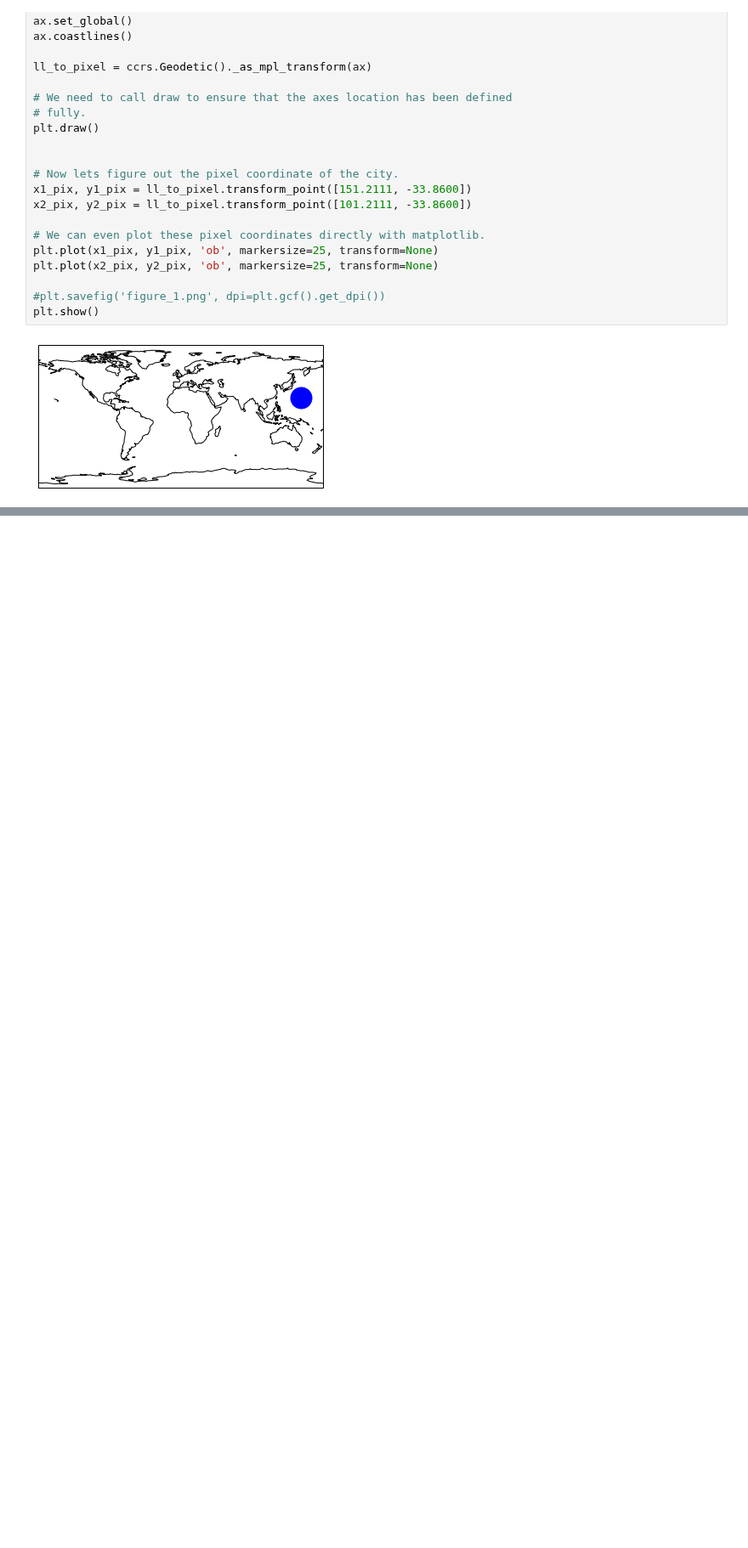
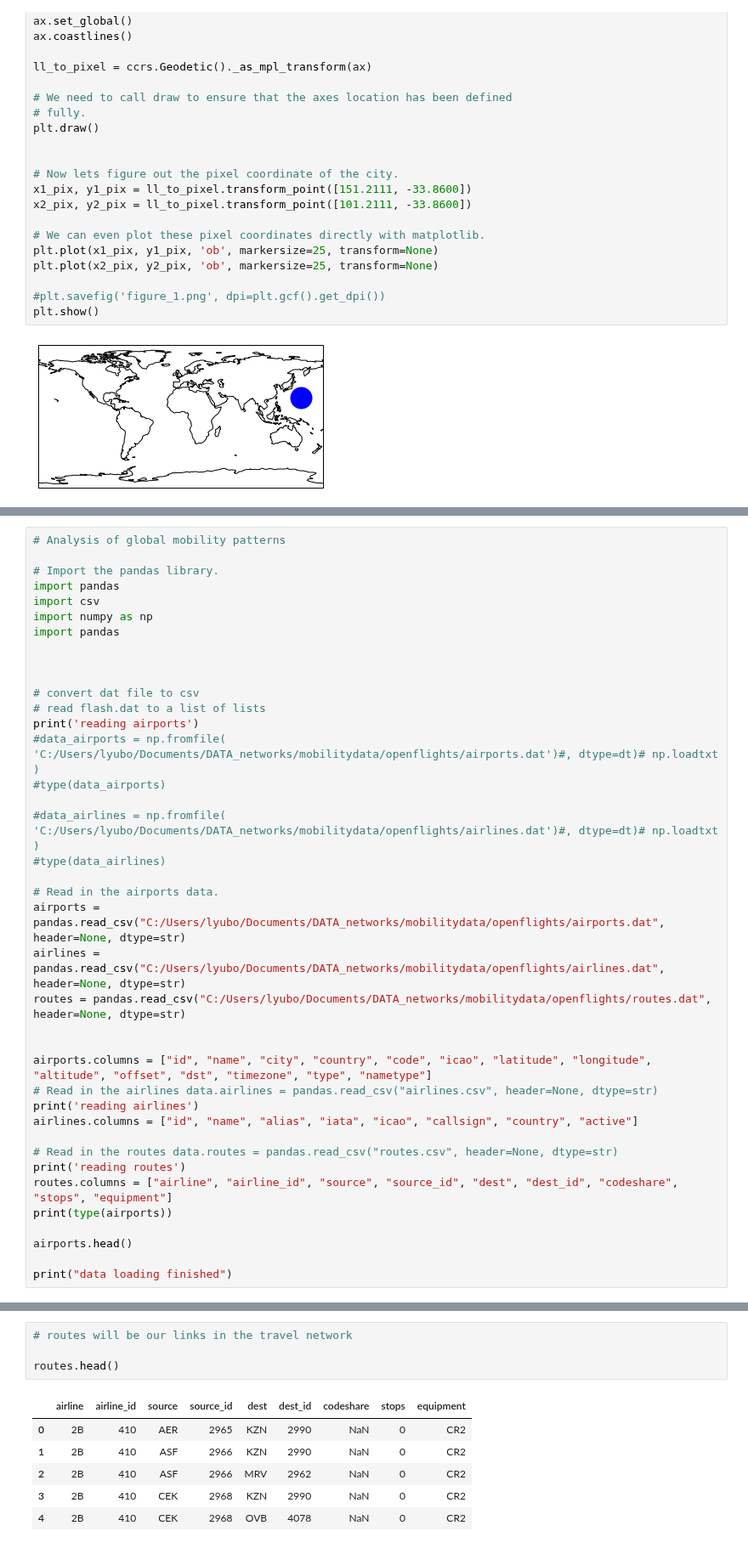
Before and after one commit to Liyubov/mobility_analysis_openhumans, a Jupyter notebook: mobilitydata analyzer.ipynb, the cells around one changed output, grey strips where cells are left out. Shown at 85% size. Cells and saved outputs as stored; diff of their text form; blank space fills up the shorter version.

```diff
--- a/mobilitydata analyzer.ipynb
+++ b/mobilitydata analyzer.ipynb
@@ -266,0 +342,39 @@ plotCountryPatch(ax2, 'Poland', 'green')
+# %%
+# Analysis of global mobility patterns
+
+# Import the pandas library.
+import pandas
+import csv
+import numpy as np
+import pandas
+
+
+
+# convert dat file to csv
+# read flash.dat to a list of lists
+print('reading airports')
+#data_airports = np.fromfile( 'C:/Users/lyubo/Documents/DATA_networks/mobilitydata/openflights/airports.dat')#, dtype=dt)# np.loadtxt )
+#type(data_airports)
+
+#data_airlines = np.fromfile( 'C:/Users/lyubo/Documents/DATA_networks/mobilitydata/openflights/airlines.dat')#, dtype=dt)# np.loadtxt )
+#type(data_airlines)
+
+# Read in the airports data.
+airports = pandas.read_csv("C:/Users/lyubo/Documents/DATA_networks/mobilitydata/openflights/airports.dat", header=None, dtype=str)
+airlines = pandas.read_csv("C:/Users/lyubo/Documents/DATA_networks/mobilitydata/openflights/airlines.dat", header=None, dtype=str)
+routes = pandas.read_csv("C:/Users/lyubo/Documents/DATA_networks/mobilitydata/openflights/routes.dat", header=None, dtype=str)
+
+
+airports.columns = ["id", "name", "city", "country", "code", "icao", "latitude", "longitude", "altitude", "offset", "dst", "timezone", "type", "nametype"]
+# Read in the airlines data.airlines = pandas.read_csv("airlines.csv", header=None, dtype=str)
+print('reading airlines')
+airlines.columns = ["id", "name", "alias", "iata", "icao", "callsign", "country", "active"]
+
+# Read in the routes data.routes = pandas.read_csv("routes.csv", header=None, dtype=str)
+print('reading routes')
+routes.columns = ["airline", "airline_id", "source", "source_id", "dest", "dest_id", "codeshare", "stops", "equipment"]
+print(type(airports))
+
+airports.head()
+
+print("data loading finished")
@@ -266,0 +387,11 @@ plotCountryPatch(ax2, 'Poland', 'green')
+# %%
+# routes will be our links in the travel network
+
+routes.head()
+# %% [output]
+|  | airline | airline_id | source | source_id | dest | dest_id | codeshare | stops | equipment |
+| 0 | 2B | 410 | AER | 2965 | KZN | 2990 | NaN | 0 | CR2 |
+| 1 | 2B | 410 | ASF | 2966 | KZN | 2990 | NaN | 0 | CR2 |
+| 2 | 2B | 410 | ASF | 2966 | MRV | 2962 | NaN | 0 | CR2 |
+| 3 | 2B | 410 | CEK | 2968 | KZN | 2990 | NaN | 0 | CR2 |
+| 4 | 2B | 410 | CEK | 2968 | OVB | 4078 | NaN | 0 | CR2 |
```
Also changed, not shown: parts of 16 cells of this notebook.
